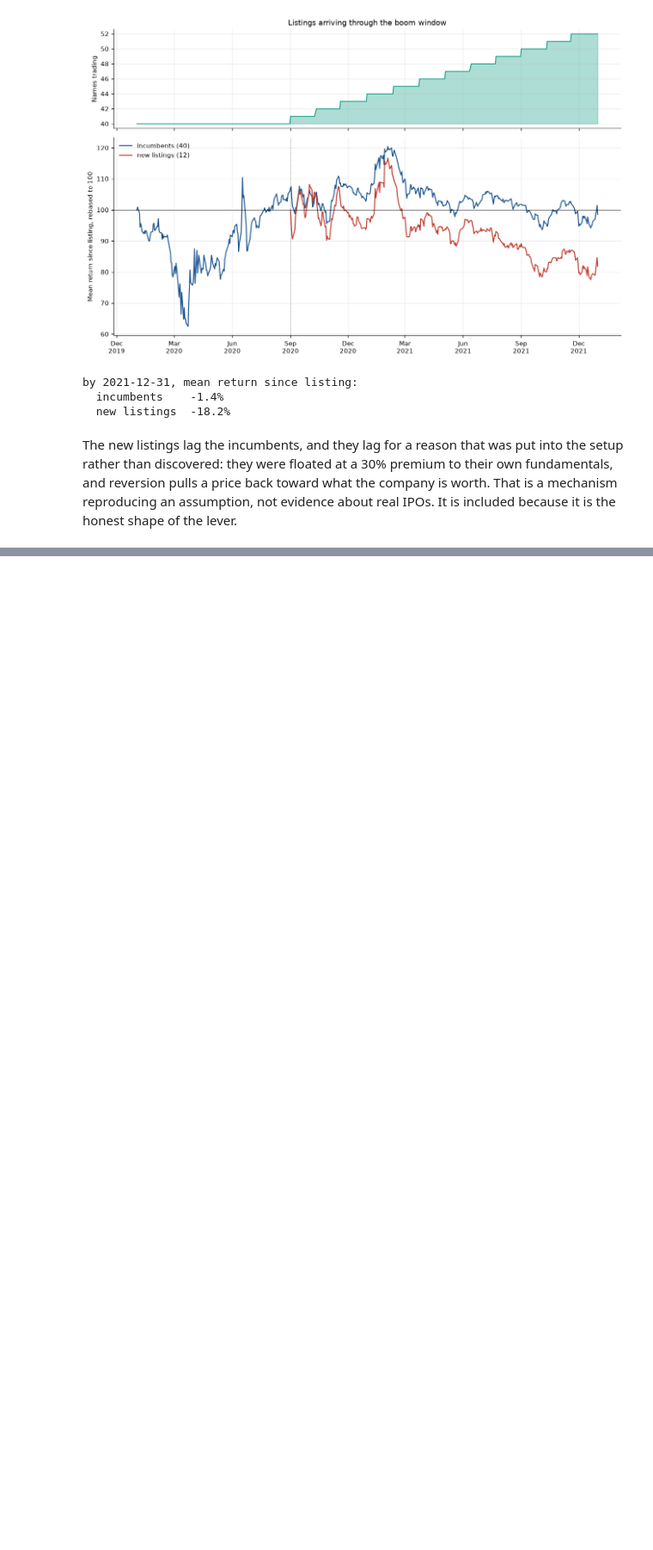
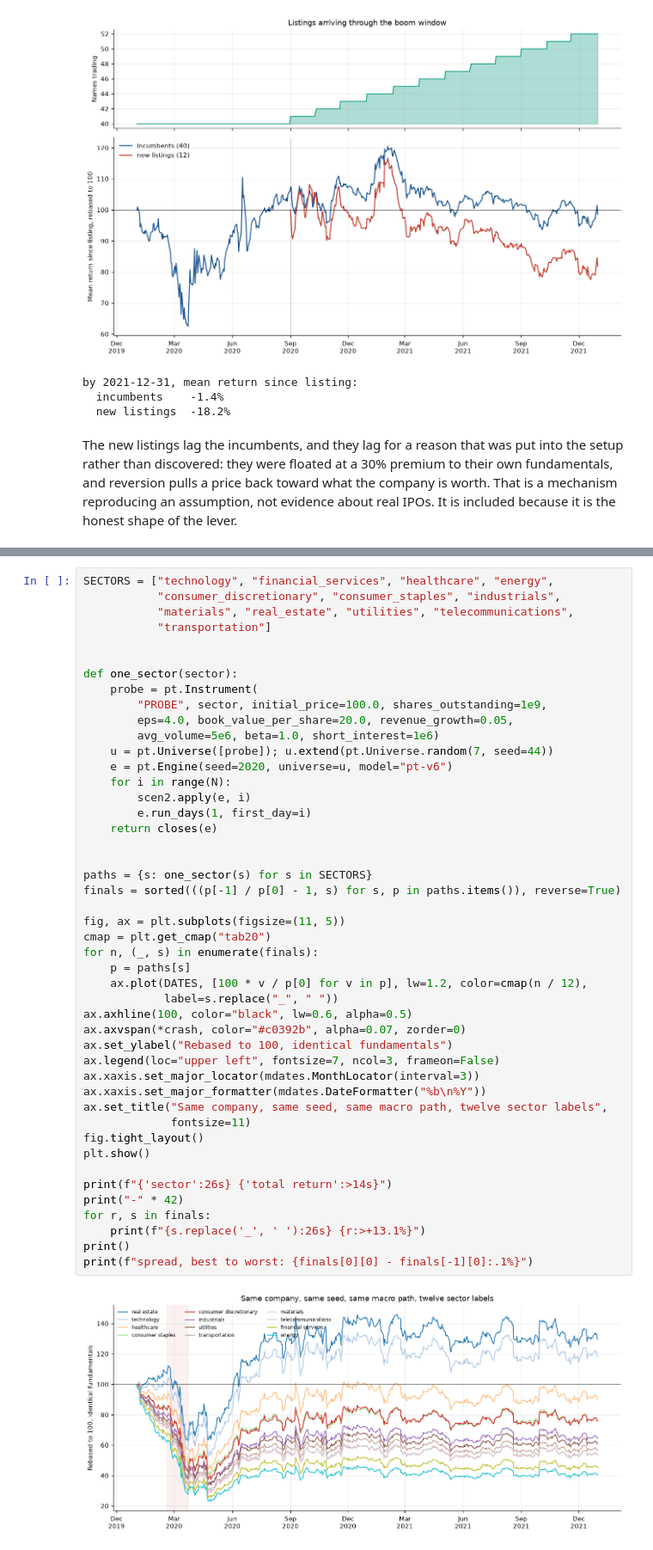
Before and after one commit to simoncoombes/tradefloor, a Jupyter notebook: examples/09-a-pandemic-shaped-market.ipynb, the cells around one changed output, grey strips where cells are left out. Shown at 86% size. Drawn from its saved outputs; the diff is of its cells as text; blank space fills up the shorter version.

```diff
--- a/examples/09-a-pandemic-shaped-market.ipynb
+++ b/examples/09-a-pandemic-shaped-market.ipynb
@@ -846,0 +868,48 @@ about real IPOs. It is included because it is the honest shape of the lever.
+# %%
+SECTORS = ["technology", "financial_services", "healthcare", "energy",
+           "consumer_discretionary", "consumer_staples", "industrials",
+           "materials", "real_estate", "utilities", "telecommunications",
+           "transportation"]
+
+
+def one_sector(sector):
+    probe = pt.Instrument(
+        "PROBE", sector, initial_price=100.0, shares_outstanding=1e9,
+        eps=4.0, book_value_per_share=20.0, revenue_growth=0.05,
+        avg_volume=5e6, beta=1.0, short_interest=1e6)
+    u = pt.Universe([probe]); u.extend(pt.Universe.random(7, seed=44))
+    e = pt.Engine(seed=2020, universe=u, model="pt-v6")
+    for i in range(N):
+        scen2.apply(e, i)
+        e.run_days(1, first_day=i)
+    return closes(e)
+
+
+paths = {s: one_sector(s) for s in SECTORS}
+finals = sorted(((p[-1] / p[0] - 1, s) for s, p in paths.items()), reverse=True)
+
+fig, ax = plt.subplots(figsize=(11, 5))
+cmap = plt.get_cmap("tab20")
+for n, (_, s) in enumerate(finals):
+    p = paths[s]
+    ax.plot(DATES, [100 * v / p[0] for v in p], lw=1.2, color=cmap(n / 12),
+            label=s.replace("_", " "))
+ax.axhline(100, color="black", lw=0.6, alpha=0.5)
+ax.axvspan(*crash, color="#c0392b", alpha=0.07, zorder=0)
+ax.set_ylabel("Rebased to 100, identical fundamentals")
+ax.legend(loc="upper left", fontsize=7, ncol=3, frameon=False)
+ax.xaxis.set_major_locator(mdates.MonthLocator(interval=3))
+ax.xaxis.set_major_formatter(mdates.DateFormatter("%b\n%Y"))
+ax.set_title("Same company, same seed, same macro path, twelve sector labels",
+             fontsize=11)
+fig.tight_layout()
+plt.show()
+
+print(f"{'sector':26s} {'total return':>14s}")
+print("-" * 42)
+for r, s in finals:
+    print(f"{s.replace('_', ' '):26s} {r:>+13.1%}")
+print()
+print(f"spread, best to worst: {finals[0][0] - finals[-1][0]:.1%}")
+# %% [output]
+[figure, added]
```
Also changed, not shown: parts of 4 cells of this notebook.
